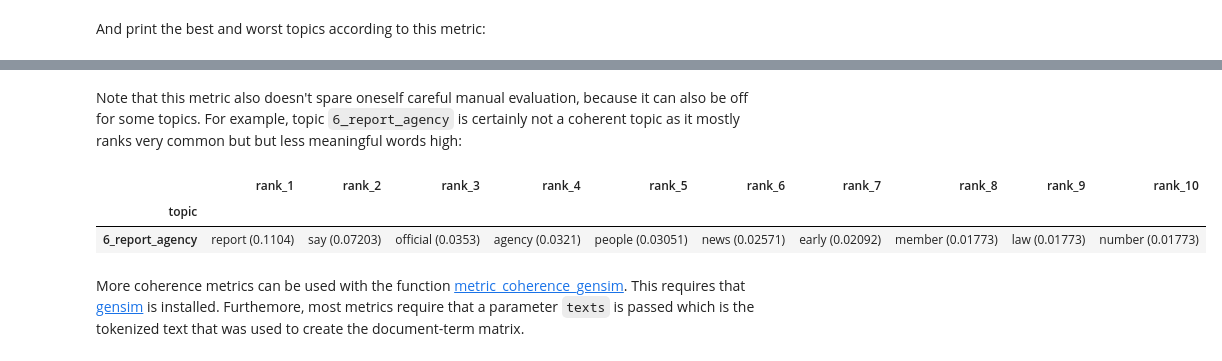
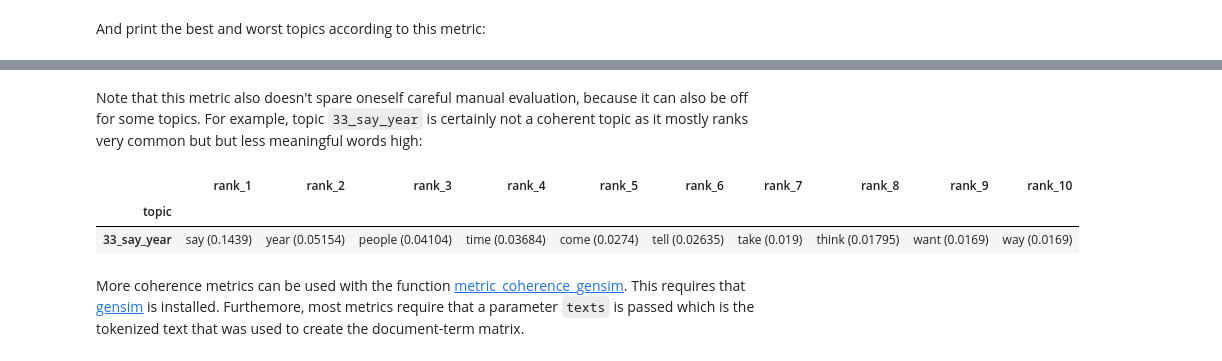
Before and after one commit to internaut/tmtoolkit, a Jupyter notebook: doc/source/topic_modeling.ipynb, the cells around one changed output, grey strips where cells are left out. Saved outputs shown, nothing was run; the diff lists cells and outputs as text; code cells hidden in the pictures.

```diff
--- a/doc/source/topic_modeling.ipynb
+++ b/doc/source/topic_modeling.ipynb
@@ -730,11 +731,11 @@ array(['43_bank_investor', '42_win_anti', '22_space_european',
 # %% [markdown]
-Note that this metric also doesn't spare oneself careful manual evaluation, because it can also be off for some topics. For example, topic `6_report_agency` is certainly not a coherent topic as it mostly ranks very common but but less meaningful words high:
+Note that this metric also doesn't spare oneself careful manual evaluation, because it can also be off for some topics. For example, topic `33_say_year` is certainly not a coherent topic as it mostly ranks very common but but less meaningful words high:
 # %%
-top_topic_word[top_topic_word.index == '6_report_agency']
+top_topic_word[top_topic_word.index == '33_say_year']
 # %% [output]
 |  | rank_1 | rank_2 | rank_3 | rank_4 | rank_5 | rank_6 | rank_7 | rank_8 | rank_9 | rank_10 |
 | topic |  |  |  |  |  |  |  |  |  |  |
-| 6_report_agency | report (0.1104) | say (0.07203) | official (0.0353) | agency (0.0321) | people (0.03051) | news (0.02571) | early (0.02092) | member (0.01773) | law (0.01773) | number (0.01773) |
+| 33_say_year | say (0.1439) | year (0.05154) | people (0.04104) | time (0.03684) | come (0.0274) | tell (0.02635) | take (0.019) | think (0.01795) | want (0.0169) | way (0.0169) |
 # %% [markdown]
 More coherence metrics can be used with the function [metric_coherence_gensim](api.rst#tmtoolkit.topicmod.evaluate.metric_coherence_gensim). This requires that [gensim](https://radimrehurek.com/gensim/) is installed. Furthemore, most metrics require that a parameter `texts` is passed which is the tokenized text that was used to create the document-term matrix.
 # %% [markdown]
```
Also changed, not shown: parts of 55 cells of this notebook, 18 other files.
